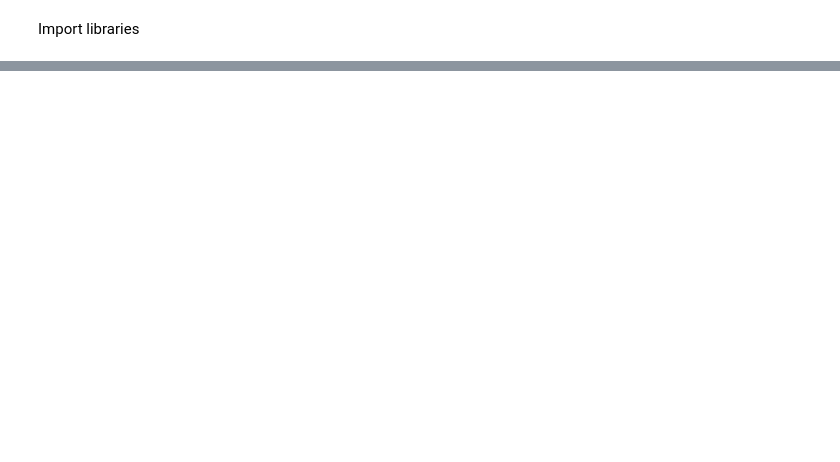
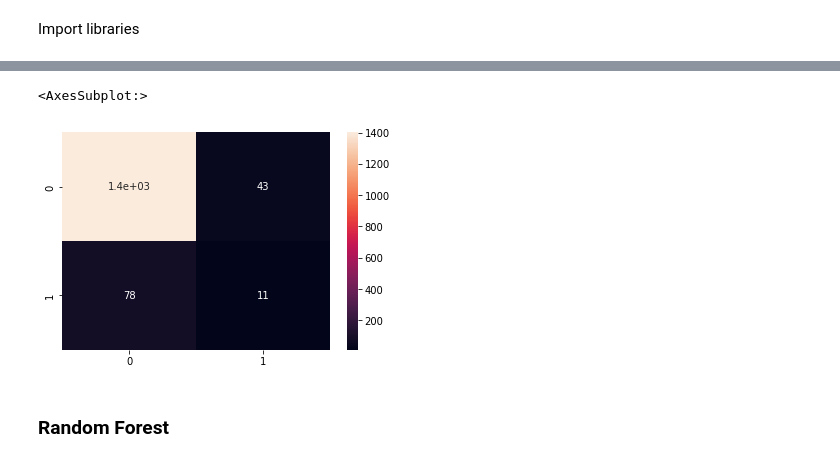
Before and after one commit to katrinenymann/data_science_exam, a Jupyter notebook: analysis.ipynb, the cells around one changed output, grey strips where cells are left out. Saved outputs shown, nothing was run; the diff lists cells and outputs as text; code cells hidden in the pictures; blank space fills up the shorter version.

```diff
--- a/analysis.ipynb
+++ b/analysis.ipynb
@@ -122,0 +188,11 @@ print("After oversampling:", X_train.shape)
+# %%
+from xgboost import XGBClassifier
+XGB = XGBClassifier(eval_metric= 'error')
+XGB.fit(X_train, y_train)
+y_pred = XGB.predict(X_test)
+print(f"F1 Score {f1_score(y_test, y_pred, average='macro')}")
+print(f"Accuracy {accuracy_score(y_test, y_pred)}")
+print(classification_report(y_test,y_pred))
+print()
+cf = confusion_matrix(y_test,y_pred)
+print(cf)
@@ -122,0 +214,7 @@ print("After oversampling:", X_train.shape)
+# %%
+sns.heatmap(cf, annot = True)
+# %% [output]
+<AxesSubplot:>
+[figure, added]
+# %% [markdown]
+### Random Forest
```
Also changed, not shown: parts of 37 cells of this notebook, 4 other files.
